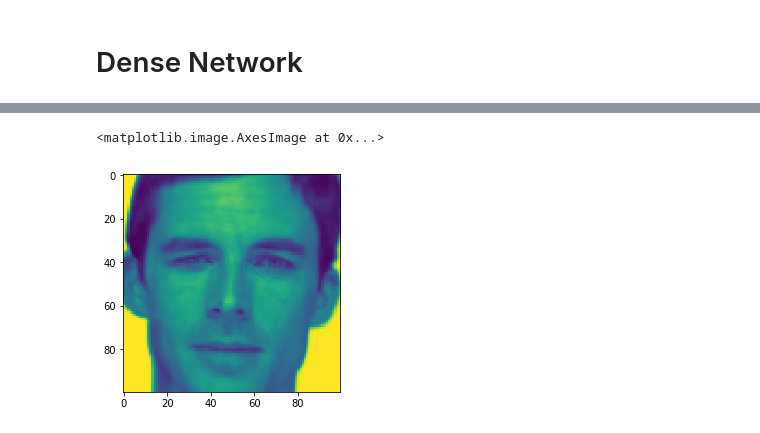
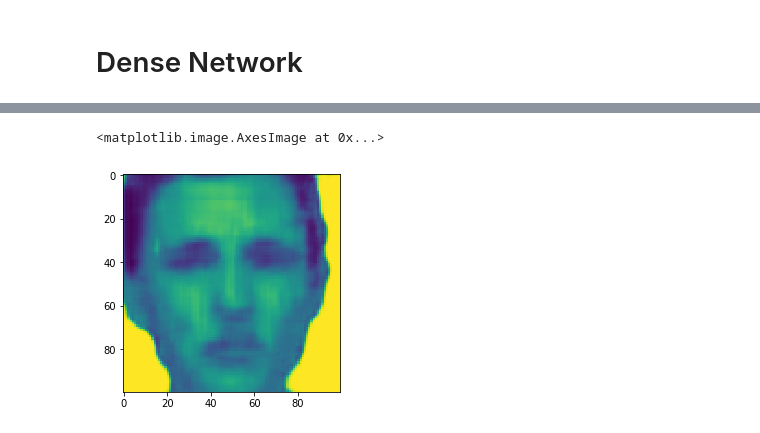
Before and after one commit to PhilSad/deepfake, a Jupyter notebook: network.ipynb, the cells around one changed output, grey strips where cells are left out. Cells and saved outputs as stored; diff of their text form; code cells hidden in the pictures.

```diff
--- a/network.ipynb
+++ b/network.ipynb
@@ -65,8 +65,8 @@ def mat2flat(pics):
 def flat2mat(pics):
     return pics.reshape((len(pics), DIM, DIM))
 # %%
-Xa = mat2flat(Xa)
-Xb = mat2flat(Xb)
+Xa = flat2mat(Xa)
+Xb = flat2mat(Xb)
 # %%
 Xa.shape,Xb.shape
 # %% [output]
@@ -128,0 +125,2 @@ pred = autoencodeur.predict(np.array([test_img]))
+# %%
+test_img = test_xa[50]
@@ -128,0 +208,10 @@ pred = autoencodeur.predict(np.array([test_img]))
+# %%
+decoder_a = k.Sequential()
+
+for layer in autoencoder_a.layers[7:]:
+    decoder_a.add(layer)
+
+decoder_b = k.Sequential()
+
+for layer in autoencoder_b.layers[7:]:
+    decoder_b.add(layer)
@@ -134,5 +267,7 @@ plt.imshow(test_img.reshape((100,100)))
+# %%
+code = encoder.predict(test_img.reshape(1,100,100,1))
 # %%
-plt.imshow(pred.reshape((100,100)))
+plt.imshow(decoder_a.predict(code).reshape(100,100))
 # %% [output]
 <matplotlib.image.AxesImage at 0x...>
-[figure, old version]
+[figure, new version]
```
Also changed, not shown: parts of 30 cells of this notebook, 2 other files.
